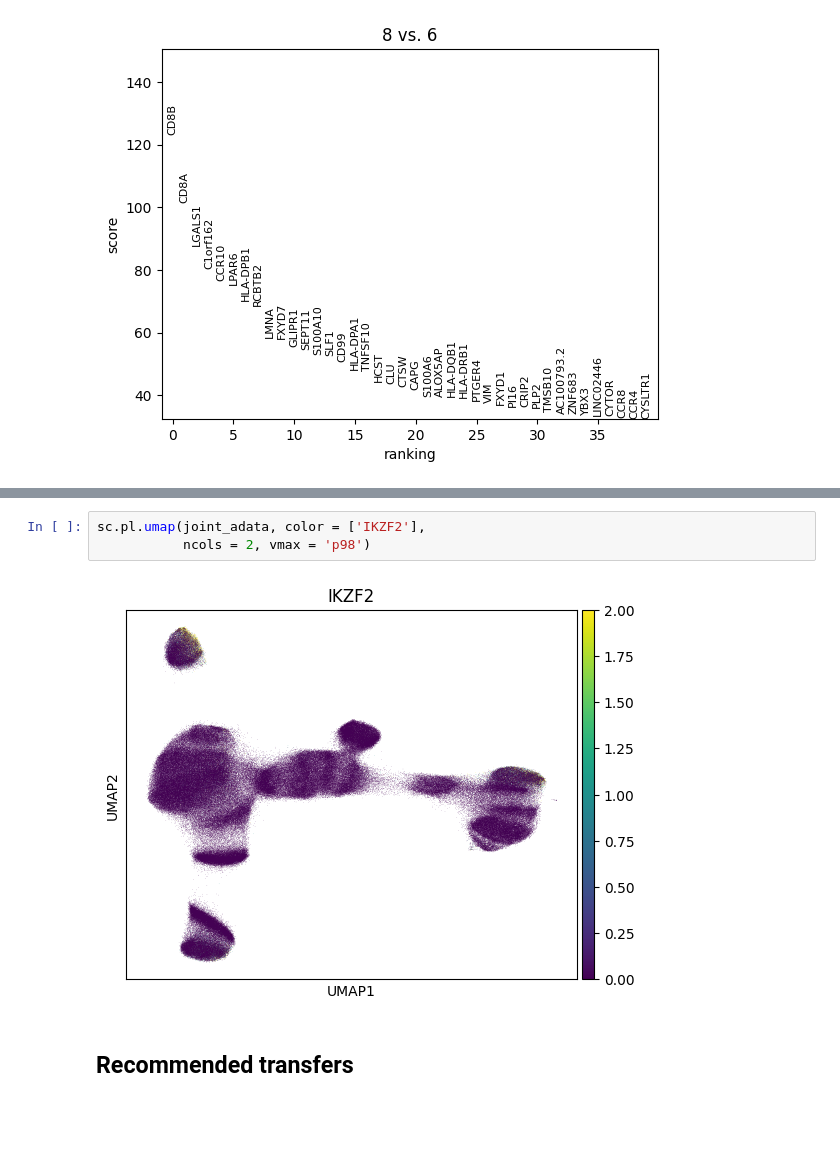
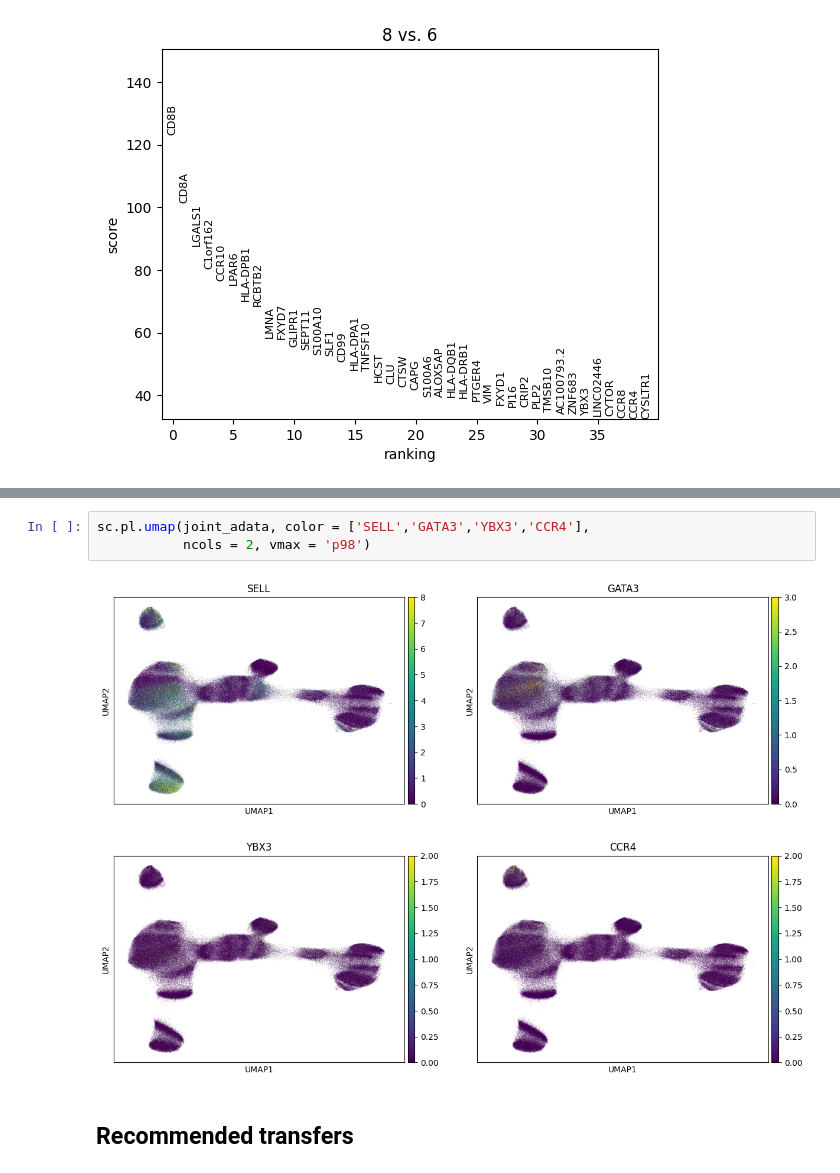
Before and after one commit to aifimmunology/sound-life-scrna-analysis, a Jupyter notebook: scrna-seq_analysis/02-reference_labeling/12z-Python_filter_L3_cd4_cd8_transfer.ipynb, the cells around one changed output, grey strips where cells are left out. Drawn from its saved outputs; the diff is of its cells as text; blank space fills up the shorter version.

```diff
--- a/scrna-seq_analysis/02-reference_labeling/12z-Python_filter_L3_cd4_cd8_transfer.ipynb
+++ b/scrna-seq_analysis/02-reference_labeling/12z-Python_filter_L3_cd4_cd8_transfer.ipynb
@@ -517,8 +537,8 @@ sc.pl.umap(joint_adata, color = ['CCR10','TNFSF10'],
 # %%
-sc.pl.umap(joint_adata, color = ['IKZF2'],
+sc.pl.umap(joint_adata, color = ['SELL','GATA3','YBX3','CCR4'],
            ncols = 2, vmax = 'p98')
 # %% [output]
-[figure, old version]
+[figure, new version]
 # %% [markdown]
 ## Recommended transfers
 # %% [markdown]
```
Also changed, not shown: parts of 32 cells of this notebook.
